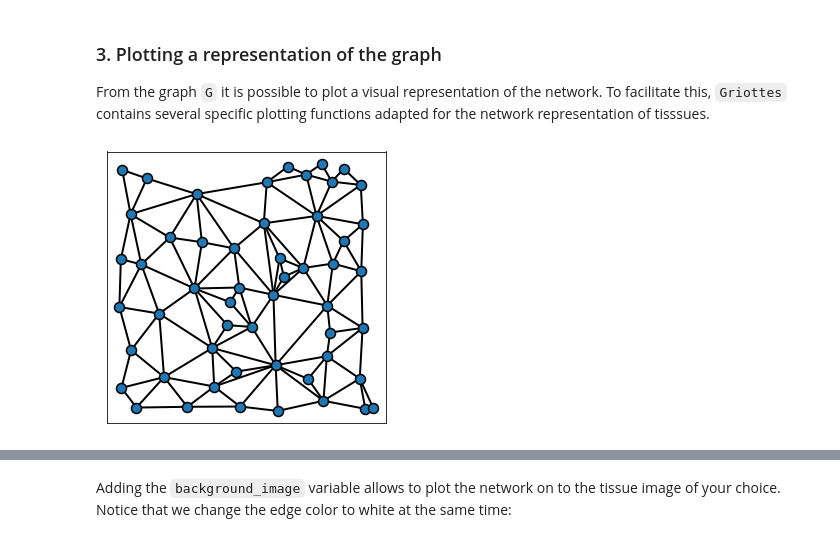
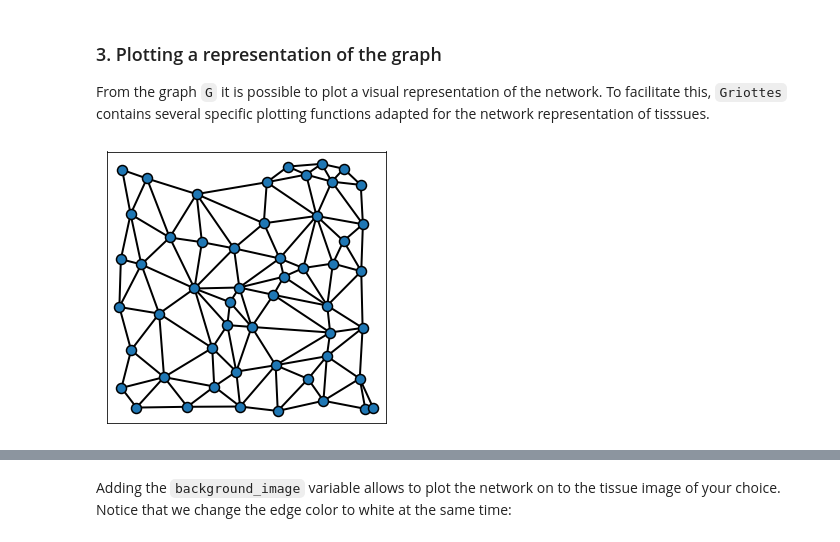
Before and after one commit to BaroudLab/Griottes, a Jupyter notebook: example_notebooks/Figure_2.ipynb, the cells around one changed output, grey strips where cells are left out. Cells and saved outputs as stored; diff of their text form; code cells hidden in the pictures.

```diff
--- a/example_notebooks/Figure_2.ipynb
+++ b/example_notebooks/Figure_2.ipynb
@@ -50,13 +57,17 @@ The input image has 2 dimensions, it will be analyzed as a labeled image.
 ### 3. Plotting a representation of the graph
 
 From the graph `G` it is possible to plot a visual representation of the network. To facilitate this, `Griottes` contains several specific plotting functions adapted for the network representation of tisssues.
+# %%
+G_from_napari = nx.read_gpickle(r'/home/aaristov/Downloads/2D_graph.griottes')
 # %%
-plot_2D(G_contact,
-                figsize = (5,5),
-                alpha_line = 1,
-                scatterpoint_size = 10,
-                legend = True,
-                edge_color = 'k',
-                line_factor = 2)
+plot_2D(
+    # G_contact,
+    G_from_napari,
+    figsize = (5,5),
+    alpha_line = 1,
+    scatterpoint_size = 10,
+    legend = True,
+    edge_color = 'k',
+    line_factor = 2)
 # %% [output]
-[figure, old version]
+[figure, new version]
```
Also changed, not shown: parts of 7 cells of this notebook, 21 other files.
